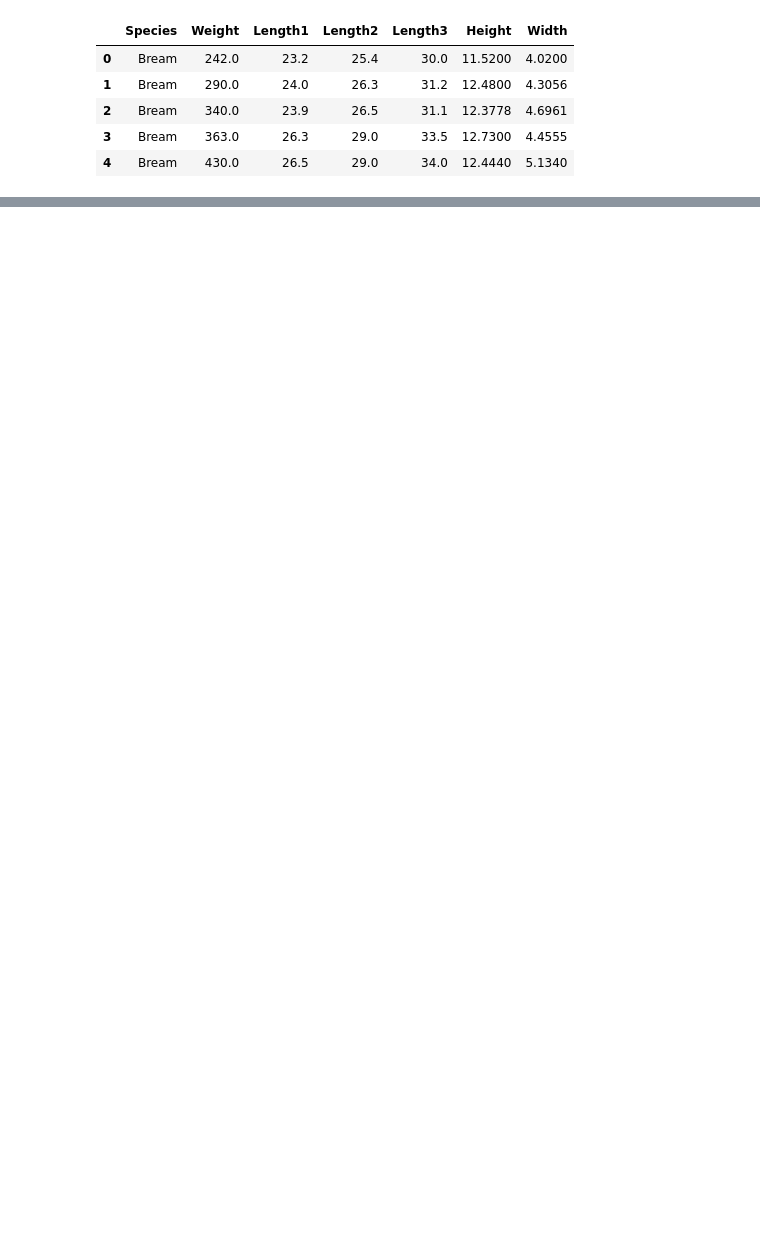
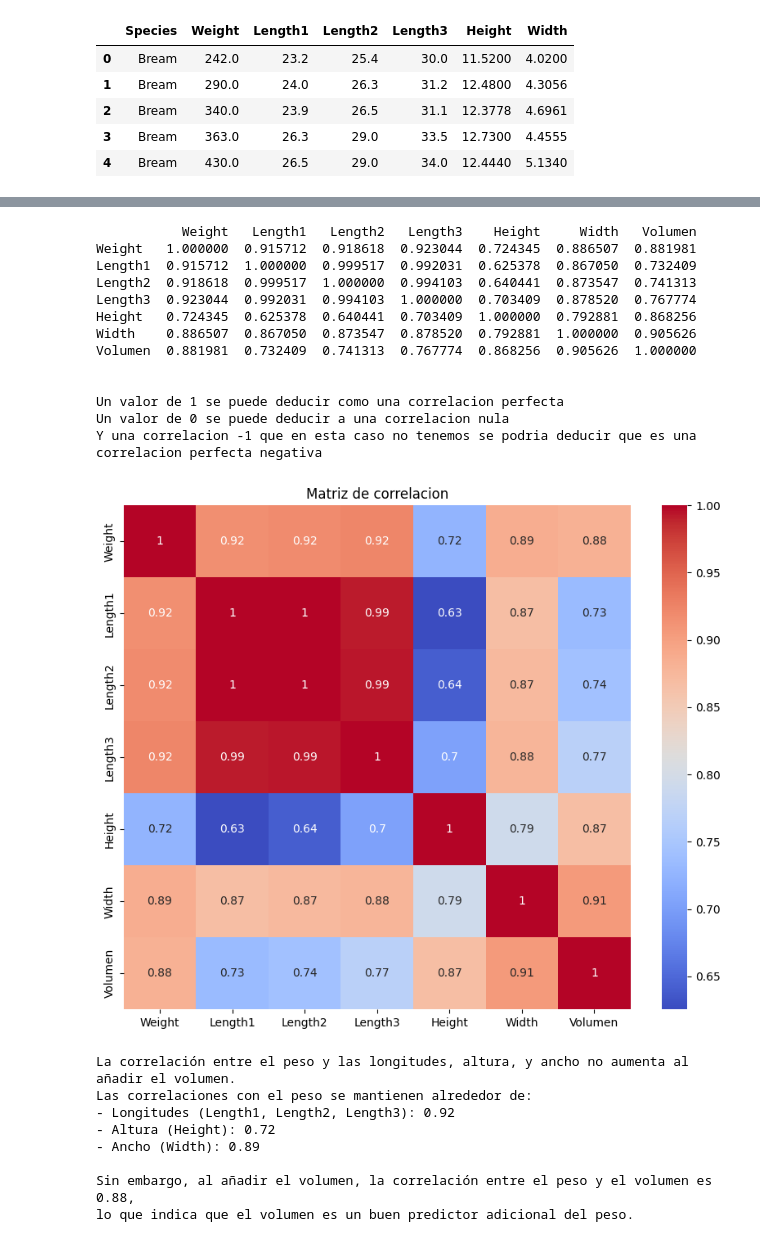
Before and after one commit to martingom4/Data-Science, a Jupyter notebook: Estadistica_con_python/Desafios_codigos/Desafio6 Martin-Gomez.ipynb, the cells around one changed output, grey strips where cells are left out. Cells and saved outputs as stored; diff of their text form; code cells hidden in the pictures; blank space fills up the shorter version.

```diff
--- a/Estadistica_con_python/Desafios_codigos/Desafio6 Martin-Gomez.ipynb
+++ b/Estadistica_con_python/Desafios_codigos/Desafio6 Martin-Gomez.ipynb
@@ -33,0 +67,45 @@ data
+# %%
+data1 = data_numerica(data)
+correlacion =data1.corr()
+print(correlacion)
+
+print("\n\nUn valor de 1 se puede deducir como una correlacion perfecta ")
+print("Un valor de 0 se puede deducir a una correlacion nula ")
+print("Y una correlacion -1 que en esta caso no tenemos se podria deducir que es una correlacion perfecta negativa ")
+
+plt.figure(figsize=(10, 8))
+sns.heatmap(correlacion,annot=True,cmap='coolwarm')
+plt.title("Matriz de correlacion")
+plt.show()
+
+# Explicació de los resultados
+print("La correlación entre el peso y las longitudes, altura, y ancho no aumenta al añadir el volumen.")
+print("Las correlaciones con el peso se mantienen alrededor de:")
+print("- Longitudes (Length1, Length2, Length3): 0.92")
+print("- Altura (Height): 0.72")
+print("- Ancho (Width): 0.89")
+print("\nSin embargo, al añadir el volumen, la correlación entre el peso y el volumen es 0.88,")
+print("lo que indica que el volumen es un buen predictor adicional del peso.")
+# %% [output]
+           Weight   Length1   Length2   Length3    Height     Width   Volumen
+Weight   1.000000  0.915712  0.918618  0.923044  0.724345  0.886507  0.881981
+Length1  0.915712  1.000000  0.999517  0.992031  0.625378  0.867050  0.732409
+Length2  0.918618  0.999517  1.000000  0.994103  0.640441  0.873547  0.741313
+Length3  0.923044  0.992031  0.994103  1.000000  0.703409  0.878520  0.767774
+Height   0.724345  0.625378  0.640441  0.703409  1.000000  0.792881  0.868256
+Width    0.886507  0.867050  0.873547  0.878520  0.792881  1.000000  0.905626
+Volumen  0.881981  0.732409  0.741313  0.767774  0.868256  0.905626  1.000000
+
+
+Un valor de 1 se puede deducir como una correlacion perfecta
+Un valor de 0 se puede deducir a una correlacion nula
+Y una correlacion -1 que en esta caso no tenemos se podria deducir que es una correlacion perfecta negativa
+[figure, added]
+La correlación entre el peso y las longitudes, altura, y ancho no aumenta al añadir el volumen.
+Las correlaciones con el peso se mantienen alrededor de:
+- Longitudes (Length1, Length2, Length3): 0.92
+- Altura (Height): 0.72
+- Ancho (Width): 0.89
+
+Sin embargo, al añadir el volumen, la correlación entre el peso y el volumen es 0.88,
+lo que indica que el volumen es un buen predictor adicional del peso.
```
Also changed, not shown: parts of 18 cells of this notebook.
